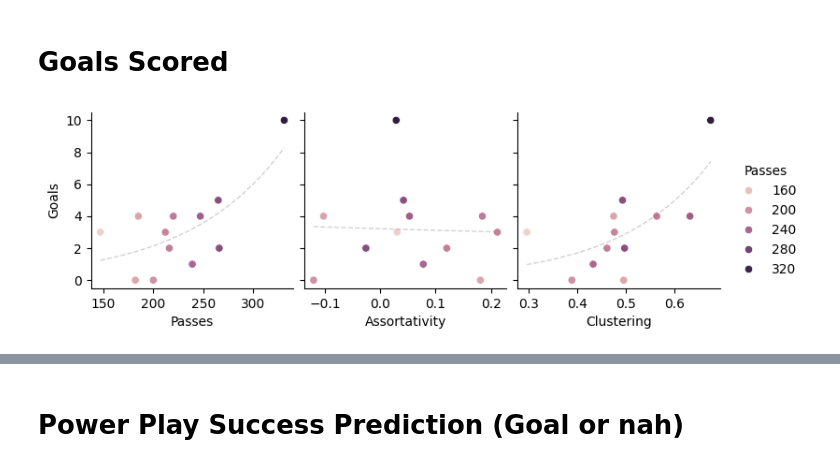
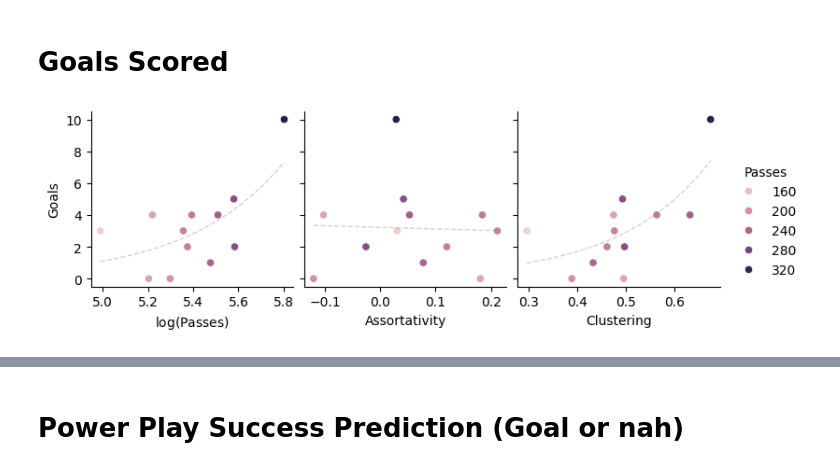
Before and after one commit to Herbsi/sport-networks, a Jupyter notebook: Regression.ipynb, the cells around one changed output, grey strips where cells are left out. Drawn from its saved outputs; the diff is of its cells as text; code cells hidden in the pictures.

```diff
--- a/Regression.ipynb
+++ b/Regression.ipynb
@@ -38,6 +37,11 @@ def fit(df: pd.DataFrame, covariates: List[str], target: str, family: str = "bin
             raise ValueError(f"{family} regression not implemented")
     res = model.fit()
     print(res.summary())
+# %%
+controls = {
+    network.assortativity: ["log_n_passes"],
+    network.clustering: ["log_n_passes"],
+}
 # %% [markdown]
 # Match Outcome Prediction
 # %%
@@ -88,8 +92,12 @@ df
 | 11 | 2022-02-16 Switzerland at Finland... | 182.0 | 5.204007 | 0 | 0.181087 | 0.495652 |
 # %%
 df = get_win_df(features)
-xs = ["n_passes"] + [feature.__name__ for feature in features]
-x_labels = {"n_passes": "Passes", "assortativity": "Assortativity", "clustering": "Clustering"}
+xs = ["log_n_passes"] + [feature.__name__ for feature in features]
+x_labels = {
+    "log_n_passes": r"$\log(\text{Passes})$",
+    "assortativity": "Assortativity",
+    "clustering": "Clustering",
+}
 
 grid = sns.pairplot(
     df,
@@ -161,3 +169,11 @@ Covariance Type:            nonrobust   LLR p-value:                  0.007467
 const        -17.9745     13.762     -1.306      0.192     -44.948       8.999
 clustering    37.0475     28.535      1.298      0.194     -18.880      92.975
 ==============================================================================
+# %%
+for feature in features:
+    feature_name = feature.__name__
+    print(f"Feature: {feature_name}")
+    df = get_win_df(feature)
+    df.dropna(inplace=True)
+    fit(df, covariates=[feature_name] + controls[feature], target="win", family="binomial")
+    print("\n\n")
@@ -198,31 +236,31 @@ def get_goals_df(features: List[Callable] | Callable) -> pd.DataFrame:
     return df
 # %%
 df = get_goals_df(features)
-xs = ["n_passes"] + [feature.__name__ for feature in features]
-x_labels = {"n_passes": "Passes", "assortativity": "Assortativity", "clustering": "Clustering"}
+xs = ["log_n_passes"] + [feature.__name__ for feature in features]
+x_labels = {"log_n_passes": r"$\log(\text{Passes})$", "assortativity": "Assortativity", "clustering": "Clustering"}
 
 grid = sns.pairplot(
     df,
     x_vars=xs,
     y_vars=["goals"],
     hue="n_passes",
 )
 for x, ax in zip(xs, grid.axes[0]):
     lm = sm.GLM(df["goals"], sm.add_constant(df[x]), family=sm.families.Poisson()).fit()
     inputs = np.linspace(df[x].min(), df[x].max(), 100)
     sns.lineplot(
         x=inputs,
         y=lm.predict(sm.add_constant(inputs)),
         ax=ax,
         color="grey",
         **{"lw": 1, "ls": "--", "alpha": 0.35},
     )
     ax.legend().remove()
     ax.set_xlabel(x_labels[x])
     ax.set_ylabel("Goals")
 
 grid.legend.set_title("Passes")
 plt.savefig("report/images/hockey/goals_scatter.png", dpi=600, bbox_inches="tight")
 # %% [output]
-[figure, old version]
+[figure, new version]
 # %%
```
Also changed, not shown: parts of 20 cells of this notebook, 1 other file.
